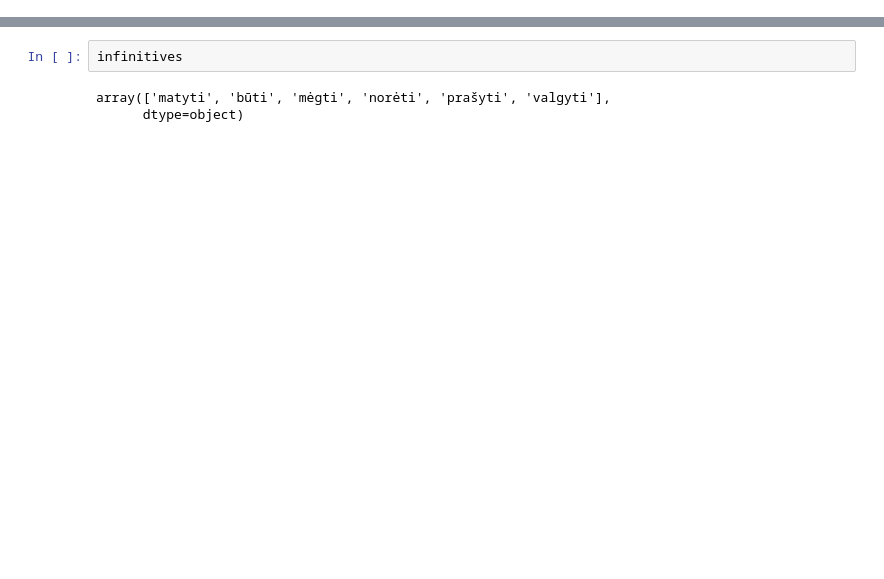
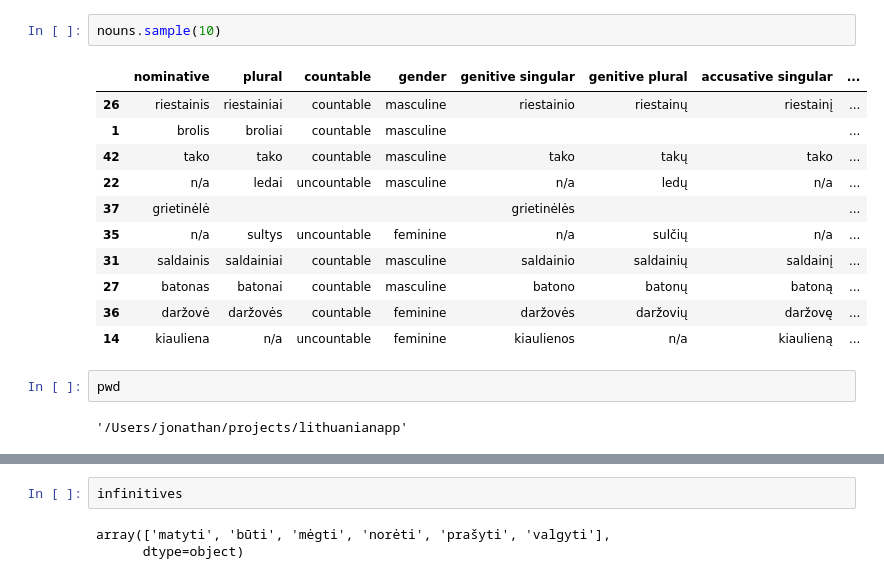
Before and after one commit to jbwhit/lithuanianapp, a Jupyter notebook: gsheet.ipynb, the cells around one changed output, grey strips where cells are left out. Drawn from its saved outputs; the diff is of its cells as text; blank space fills up the shorter version.

```diff
--- a/gsheet.ipynb
+++ b/gsheet.ipynb
@@ -91,0 +94,18 @@ dataframes['verb-conjugation']
+# %%
+nouns.sample(10)
+# %% [output]
+|  | nominative | plural | countable | gender | genitive singular | genitive plural | accusative singular | ... |
+| 26 | riestainis | riestainiai | countable | masculine | riestainio | riestainų | riestainį | ... |
+| 1 | brolis | broliai | countable | masculine |  |  |  | ... |
+| 42 | tako | tako | countable | masculine | tako | takų | tako | ... |
+| 22 | n/a | ledai | uncountable | masculine | n/a | ledų | n/a | ... |
+| 37 | grietinėlė |  |  |  | grietinėlės |  |  | ... |
+| 35 | n/a | sultys | uncountable | feminine | n/a | sulčių | n/a | ... |
+| 31 | saldainis | saldainiai | countable | masculine | saldainio | saldainių | saldainį | ... |
+| 27 | batonas | batonai | countable | masculine | batono | batonų | batoną | ... |
+| 36 | daržovė | daržovės | countable | feminine | daržovės | daržovių | daržovę | ... |
+| 14 | kiauliena | n/a | uncountable | feminine | kiaulienos | n/a | kiaulieną | ... |
+# %%
+pwd
+# %% [output]
+'/Users/jonathan/projects/lithuanianapp'
```
Also changed, not shown: parts of 58 cells of this notebook.
